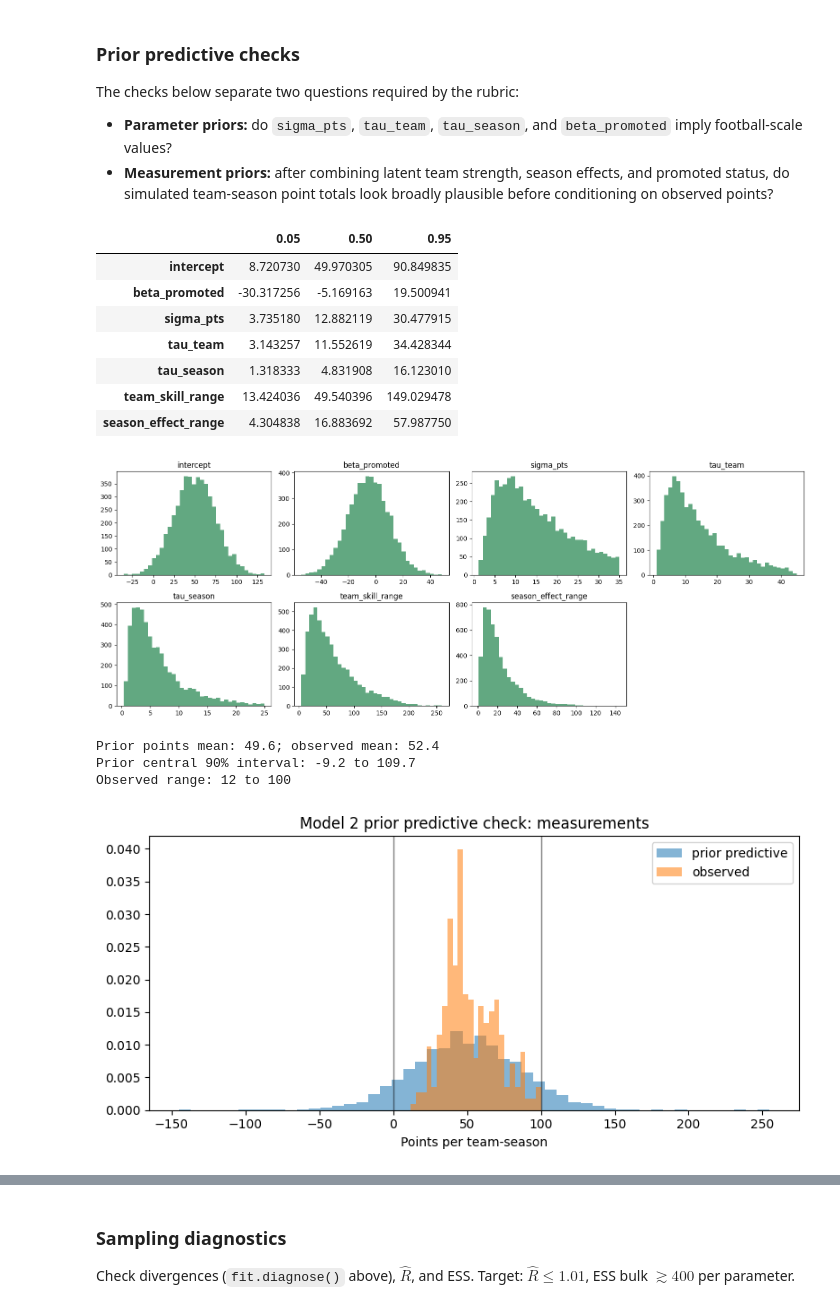
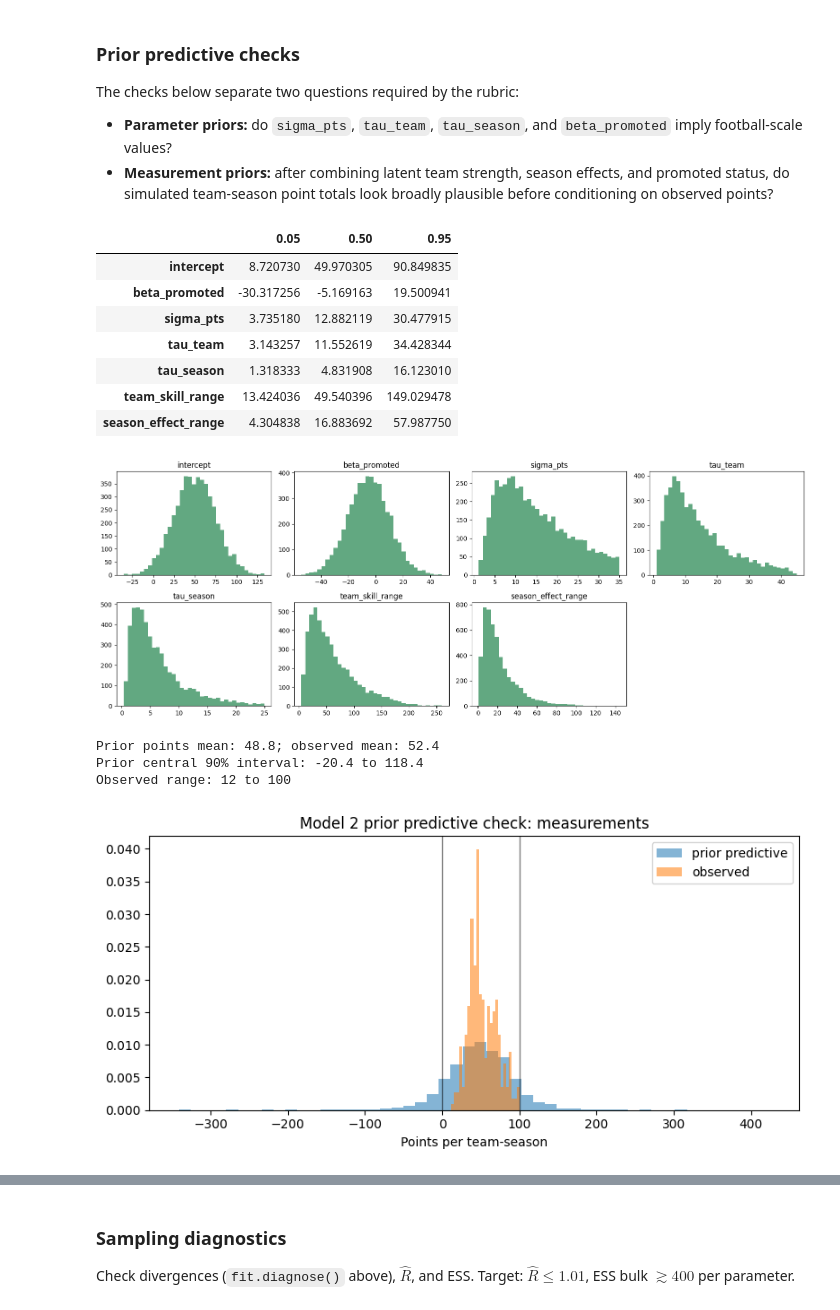
Before and after one commit to Geq0nek/DA_Project, a Jupyter notebook: 03_model2_hierarchical_team.ipynb, the cells around one changed output, grey strips where cells are left out. Cells and saved outputs as stored; diff of their text form; code cells hidden in the pictures.

```diff
--- a/03_model2_hierarchical_team.ipynb
+++ b/03_model2_hierarchical_team.ipynb
@@ -50,7 +50,7 @@ tables = load_season_tables(matches, TRAIN_SEASONS)
 stan_data, team_to_idx, train_teams, season_to_idx, feature_stats = (
     prepare_table_stan_hierarchical(tables, TRAIN_SEASONS)
 )
-stan_data["nu"] = STUDENT_T_NU
+stan_data["nu"] = 2
 test_teams = sorted(teams_in_season(matches, TEST_SEASON))
 last_season_idx = season_to_idx[FEATURE_SEASON]
 
@@ -112,7 +112,7 @@ rng = np.random.default_rng(43)
 n_prior = 5000
 T = stan_data["T"]
 S = stan_data["S"]
-nu_prior = STUDENT_T_NU
+nu_prior = 2
 
 def rtrunc_normal(mean, sd, lower=-np.inf, upper=np.inf, size=1):
     out = np.empty(size)
@@ -178,33 +178,33 @@ mu_prior = (
     + skill_obs_prior
     + beta_promoted_p[draw] * np.asarray(stan_data["is_promoted"])[idx]
 )
 pts_prior = mu_prior + sigma_p[draw] * rng.standard_t(nu_prior, size=len(draw))
 
 print(f"Prior points mean: {pts_prior.mean():.1f}; observed mean: {np.mean(stan_data['pts']):.1f}")
 print(f"Prior central 90% interval: {np.quantile(pts_prior, 0.05):.1f} to {np.quantile(pts_prior, 0.95):.1f}")
 print(f"Observed range: {np.min(stan_data['pts']):.0f} to {np.max(stan_data['pts']):.0f}")
 
 plt.figure(figsize=(8, 4))
 plt.hist(pts_prior, bins=50, density=True, alpha=0.55, label="prior predictive")
 plt.hist(stan_data["pts"], bins=25, density=True, alpha=0.55, label="observed")
 plt.axvline(0, color="black", lw=1, alpha=0.5)
 plt.axvline(100, color="black", lw=1, alpha=0.5)
 plt.xlabel("Points per team-season")
 plt.title("Model 2 prior predictive check: measurements")
 plt.legend()
 plt.tight_layout()
 plt.show()
 # %% [output]
 |  | 0.05 | 0.50 | 0.95 |
 | intercept | 8.720730 | 49.970305 | 90.849835 |
 | beta_promoted | -30.317256 | -5.169163 | 19.500941 |
 | sigma_pts | 3.735180 | 12.882119 | 30.477915 |
 | tau_team | 3.143257 | 11.552619 | 34.428344 |
 | tau_season | 1.318333 | 4.831908 | 16.123010 |
 | team_skill_range | 13.424036 | 49.540396 | 149.029478 |
 | season_effect_range | 4.304838 | 16.883692 | 57.987750 |
 [figure]
-Prior points mean: 49.6; observed mean: 52.4
-Prior central 90% interval: -9.2 to 109.7
+Prior points mean: 48.8; observed mean: 52.4
+Prior central 90% interval: -20.4 to 118.4
 Observed range: 12 to 100
-[figure, old version]
+[figure, new version]
```
Also changed, not shown: parts of 12 cells of this notebook, 11 other files.
